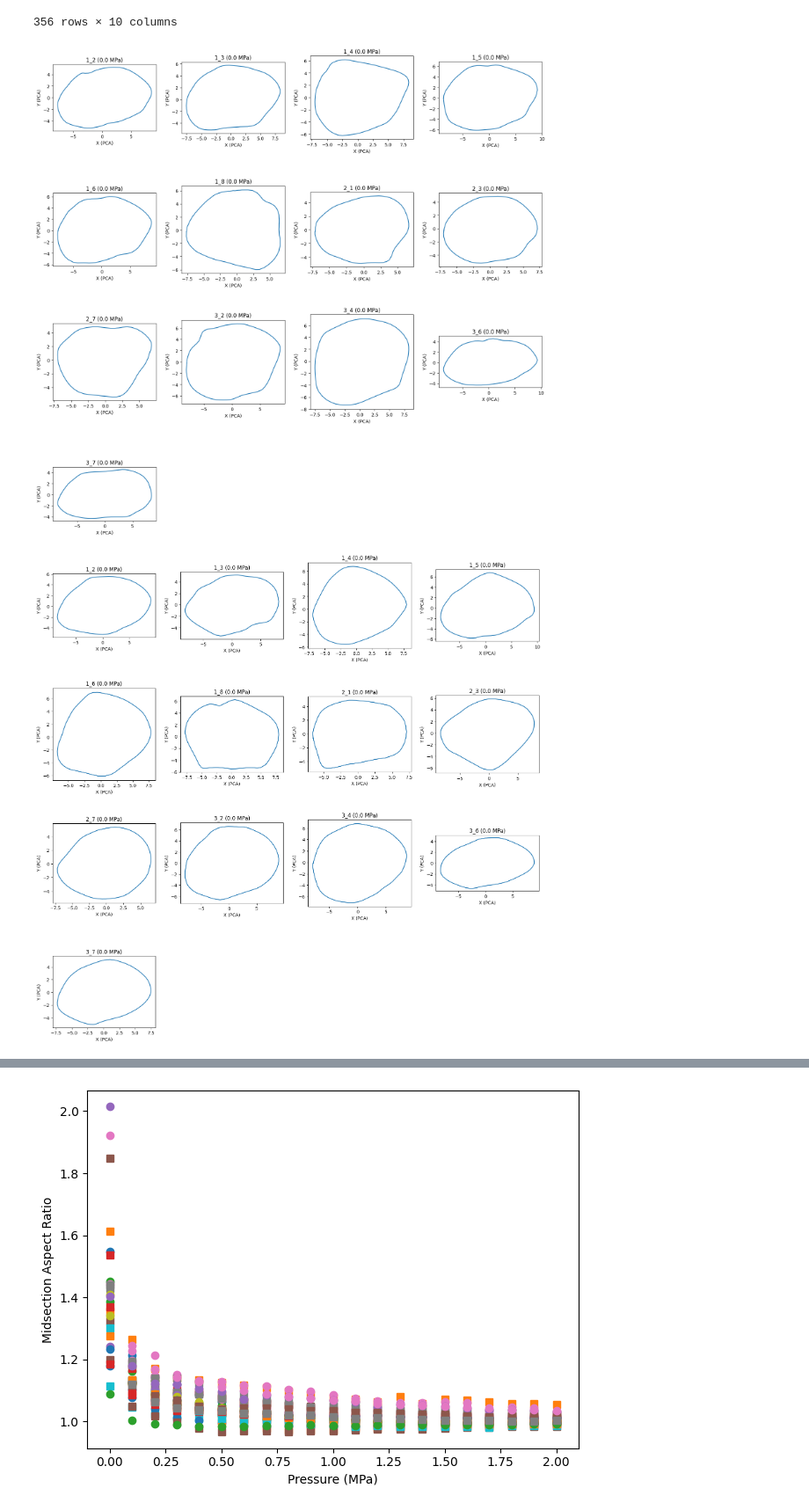
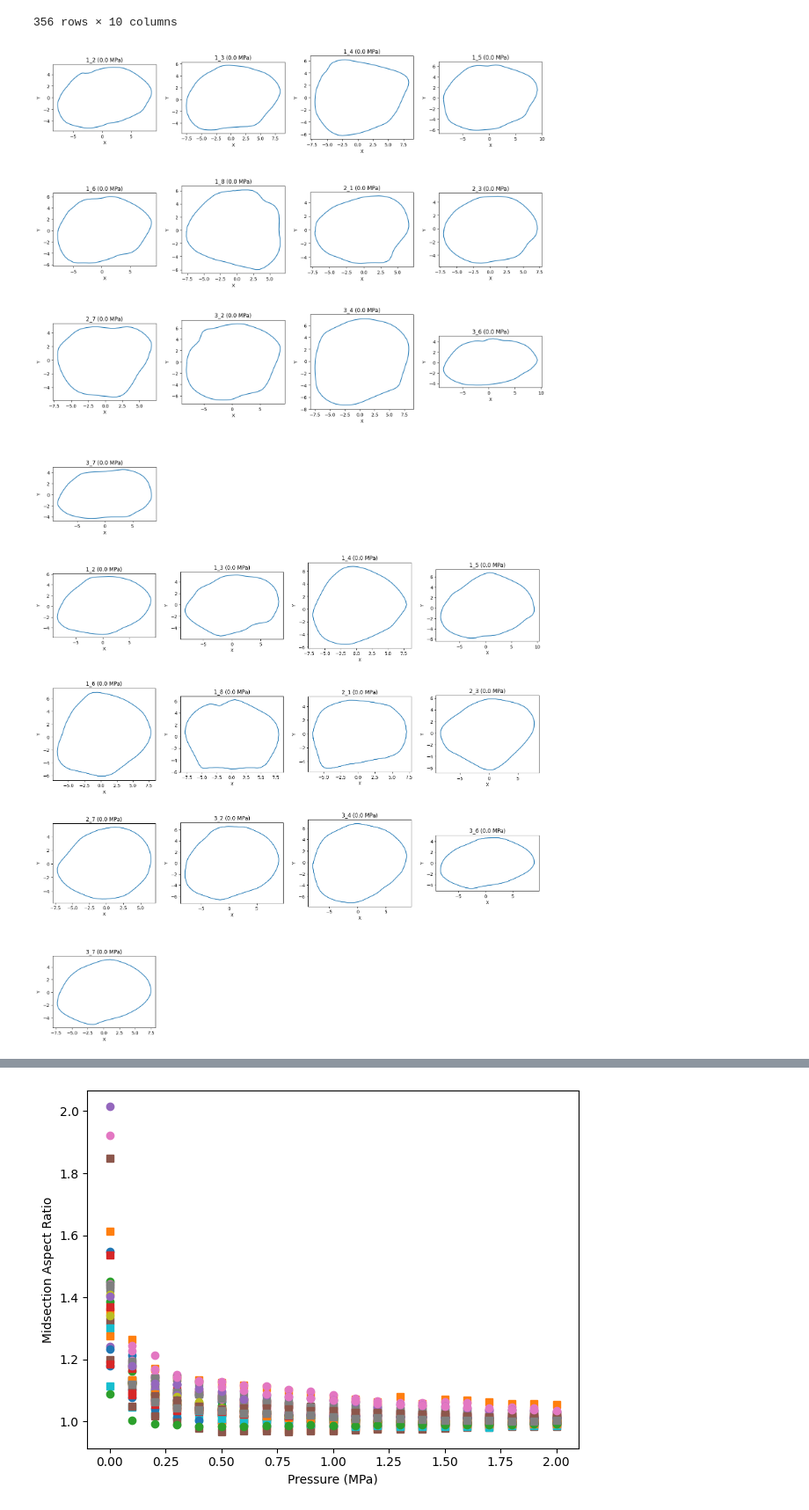
Before and after one commit to mtomtom/onion-stomatal-geometry, a Jupyter notebook: output/results.ipynb, the cells around one changed output, grey strips where cells are left out. Shown at 88% size. Cells and saved outputs as stored; diff of their text form; code cells hidden in the pictures.

```diff
--- a/output/results.ipynb
+++ b/output/results.ipynb
@@ -158,8 +158,8 @@ for idx, (_, row) in enumerate(df_selected.iterrows()):
     ax.plot(section_2d_sorted[:, 0], section_2d_sorted[:, 1])
     ax.set_aspect('equal')
     ax.set_title(f'{row["Mesh ID"]} (0.0 MPa)')
-    ax.set_xlabel('X (PCA)')
-    ax.set_ylabel('Y (PCA)')
+    ax.set_xlabel('X')
+    ax.set_ylabel('Y')
 
 # Hide unused subplots
 for idx in range(n, rows*cols):
@@ -177,37 +177,37 @@ for idx, (_, row) in enumerate(df_selected.iterrows()):
     ax = axes[r][c]
     section = row["Midsection Points Right"]
     if isinstance(section, str):
         section_clean = section.replace('[', '').replace(']', '').replace('\n', ' ')
         arr = np.fromstring(section_clean, sep=' ')
         section = arr.reshape(-1, 3)
     # If section is a list of cross-sections, pick the first one
     if isinstance(section, (list, np.ndarray)) and np.asarray(section).ndim > 2:
         section = section[0]
     pca = PCA(n_components=2)
     section_2d = pca.fit_transform(section)
     centroid = section_2d.mean(axis=0)
     rel = section_2d - centroid
     angles = np.arctan2(rel[:, 1], rel[:, 0])
     sort_idx = np.argsort(angles)
     section_2d_sorted = section_2d[sort_idx]
     section_2d_sorted = np.vstack([section_2d_sorted, section_2d_sorted[0]])
     ax.plot(section_2d_sorted[:, 0], section_2d_sorted[:, 1])
     ax.set_aspect('equal')
     ax.set_title(f'{row["Mesh ID"]} (0.0 MPa)')
-    ax.set_xlabel('X (PCA)')
-    ax.set_ylabel('Y (PCA)')
+    ax.set_xlabel('X')
+    ax.set_ylabel('Y')
 
 # Hide unused subplots
 for idx in range(n, rows*cols):
     r, c = divmod(idx, cols)
     fig.delaxes(axes[r][c])
 
 plt.tight_layout()
 plt.savefig('midsections_right.png', dpi=300)
 plt.show()
 # %% [output]
-[figure, old version]
+[figure, new version]
-[figure, old version]
+[figure, new version]
 # %%
 ## Load in and add the pore area to the dataframe
 
```
Also changed, not shown: parts of 2 cells of this notebook.
